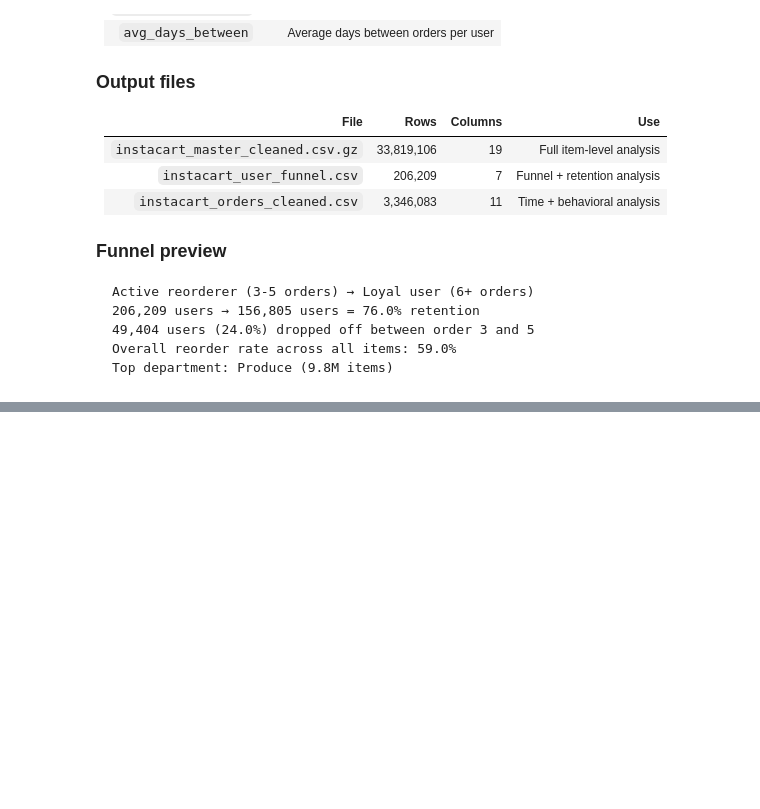
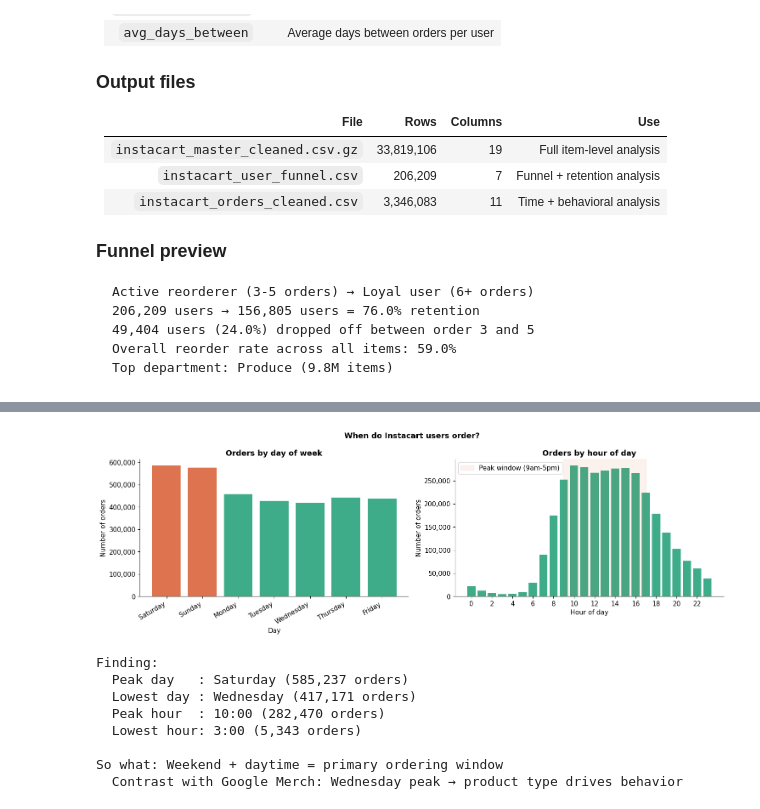
Before and after one commit to NPK05/funnel-analysis-project, a Jupyter notebook: notebooks/02_instacart.ipynb, the cells around one changed output, grey strips where cells are left out. Saved outputs shown, nothing was run; the diff lists cells and outputs as text; code cells hidden in the pictures; blank space fills up the shorter version.

```diff
--- a/notebooks/02_instacart.ipynb
+++ b/notebooks/02_instacart.ipynb
@@ -1048,0 +1160,68 @@ Top department: Produce (9.8M items)
+# %%
+# QUESTION: Which days and hours have highest order volume?
+# WHY: Confirms/challenges our Phase 1 hypothesis about weekend ordering
+
+fig, axes = plt.subplots(1, 2, figsize=(15, 5))
+
+# left: day of week
+dow_order  = ['Saturday','Sunday','Monday','Tuesday',
+               'Wednesday','Thursday','Friday']
+dow_counts = orders.groupby('order_day_name').size().reindex(dow_order)
+
+colors_dow = ['#D85A30' if d in ['Saturday','Sunday']
+              else '#1D9E75' for d in dow_order]
+
+axes[0].bar(dow_order, dow_counts, color=colors_dow, alpha=0.85)
+axes[0].set_title('Orders by day of week')
+axes[0].set_xlabel('Day')
+axes[0].set_ylabel('Number of orders')
+axes[0].set_xticklabels(dow_order, rotation=30, ha='right')
+axes[0].yaxis.set_major_formatter(
+    plt.FuncFormatter(lambda x, _: f'{x:,.0f}')
+)
+
+# right: hour of day
+hour_counts = orders.groupby('order_hour_of_day').size()
+
+axes[1].bar(hour_counts.index, hour_counts.values,
+            color='#1D9E75', alpha=0.85)
+axes[1].set_title('Orders by hour of day')
+axes[1].set_xlabel('Hour of day')
+axes[1].set_ylabel('Number of orders')
+axes[1].set_xticks(range(0, 24, 2))
+axes[1].yaxis.set_major_formatter(
+    plt.FuncFormatter(lambda x, _: f'{x:,.0f}')
+)
+
+# shade peak hours
+axes[1].axvspan(9, 17, alpha=0.08, color='#D85A30', label='Peak window (9am-5pm)')
+axes[1].legend()
+
+plt.suptitle('When do Instacart users order?',
+             fontsize=13, fontweight='bold')
+plt.tight_layout()
+plt.savefig(SAVE_PATH + '02_order_timing.png', dpi=150, bbox_inches='tight')
+plt.show()
+
+peak_day  = dow_counts.idxmax()
+peak_hour = hour_counts.idxmax()
+low_day   = dow_counts.idxmin()
+low_hour  = hour_counts.idxmin()
+
+print(f"Finding:")
+print(f"  Peak day   : {peak_day} ({dow_counts[peak_day]:,} orders)")
+print(f"  Lowest day : {low_day} ({dow_counts[low_day]:,} orders)")
+print(f"  Peak hour  : {peak_hour}:00 ({hour_counts[peak_hour]:,} orders)")
+print(f"  Lowest hour: {low_hour}:00 ({hour_counts[low_hour]:,} orders)")
+print(f"\nSo what: Weekend + daytime = primary ordering window")
+print(f"  Contrast with Google Merch: Wednesday peak → product type drives behavior")
+# %% [output]
+[figure, added]
+Finding:
+  Peak day   : Saturday (585,237 orders)
+  Lowest day : Wednesday (417,171 orders)
+  Peak hour  : 10:00 (282,470 orders)
+  Lowest hour: 3:00 (5,343 orders)
+
+So what: Weekend + daytime = primary ordering window
+  Contrast with Google Merch: Wednesday peak → product type drives behavior
```
Also changed, not shown: parts of 8 cells of this notebook, 5 other files.
